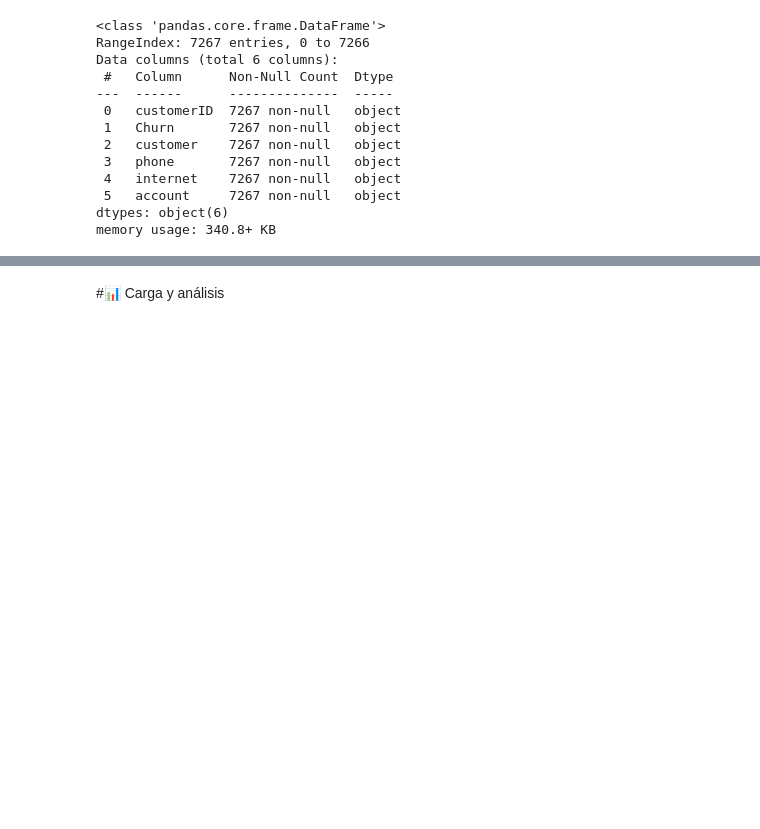
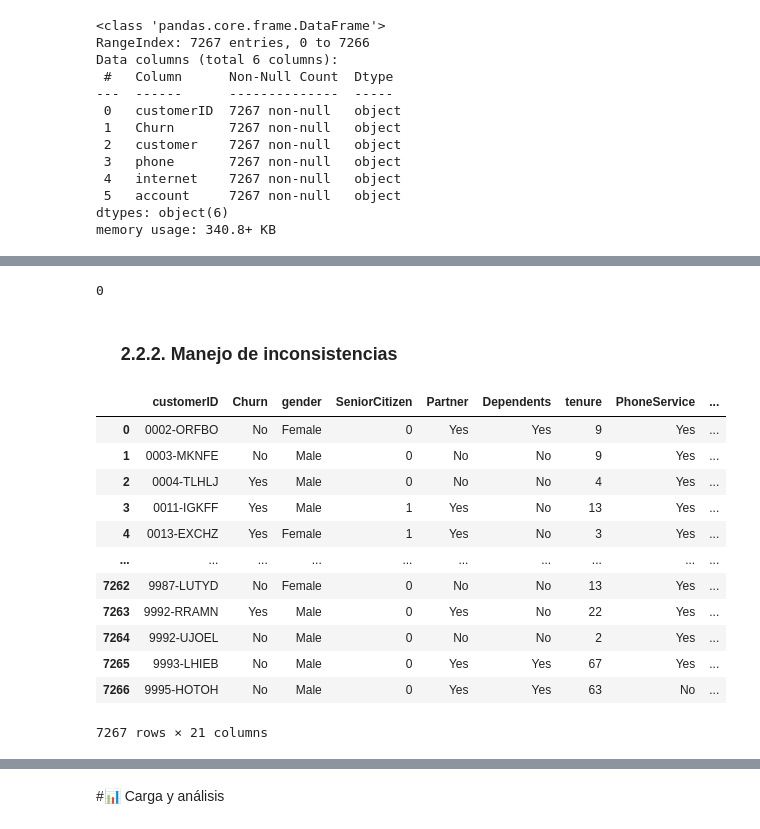
Before and after one commit to DevMagnov/Challenge_TelecomX_M-Huaromo, a Jupyter notebook: TelecomX_LATAM.ipynb, the cells around one changed output, grey strips where cells are left out. Cells and saved outputs as stored; diff of their text form; code cells hidden in the pictures; blank space fills up the shorter version.

Commit message:
Peparando los datos para su analisis

```diff
--- a/TelecomX_LATAM.ipynb
+++ b/TelecomX_LATAM.ipynb
@@ -21,0 +14,3 @@ df.head()
+# %%
+path = 'https://raw.githubusercontent.com/ingridcristh/challenge2-data-science-LATAM/refs/heads/main/TelecomX_Data.json'
+df = pd.read_json(path)
@@ -83,0 +182,27 @@ memory usage: 1.2+ MB
+# %%
+# Verificando si los datos presentan valores duplicados
+
+datos.duplicated().sum()
+# %% [output]
+0
+# %% [markdown]
+### &nbsp;&nbsp;&nbsp;&nbsp;&nbsp;2.2.2. **Manejo de inconsistencias**
+# %%
+# Eliminando filas en las que lacolumna 'Charges.Total' contega valores nulos
+
+datos = datos.dropna(subset=['Charges.Total'])
+datos
+# %% [output]
+|  | customerID | Churn | gender | SeniorCitizen | Partner | Dependents | tenure | PhoneService | ... |
+| 0 | 0002-ORFBO | No | Female | 0 | Yes | Yes | 9 | Yes | ... |
+| 1 | 0003-MKNFE | No | Male | 0 | No | No | 9 | Yes | ... |
+| 2 | 0004-TLHLJ | Yes | Male | 0 | No | No | 4 | Yes | ... |
+| 3 | 0011-IGKFF | Yes | Male | 1 | Yes | No | 13 | Yes | ... |
+| 4 | 0013-EXCHZ | Yes | Female | 1 | Yes | No | 3 | Yes | ... |
+| ... | ... | ... | ... | ... | ... | ... | ... | ... | ... |
+| 7262 | 9987-LUTYD | No | Female | 0 | No | No | 13 | Yes | ... |
+| 7263 | 9992-RRAMN | Yes | Male | 0 | Yes | No | 22 | Yes | ... |
+| 7264 | 9992-UJOEL | No | Male | 0 | No | No | 2 | Yes | ... |
+| 7265 | 9993-LHIEB | No | Male | 0 | Yes | Yes | 67 | Yes | ... |
+| 7266 | 9995-HOTOH | No | Male | 0 | Yes | Yes | 63 | No | ... |
+7267 rows × 21 columns
```
Also changed, not shown: parts of 35 cells of this notebook.
